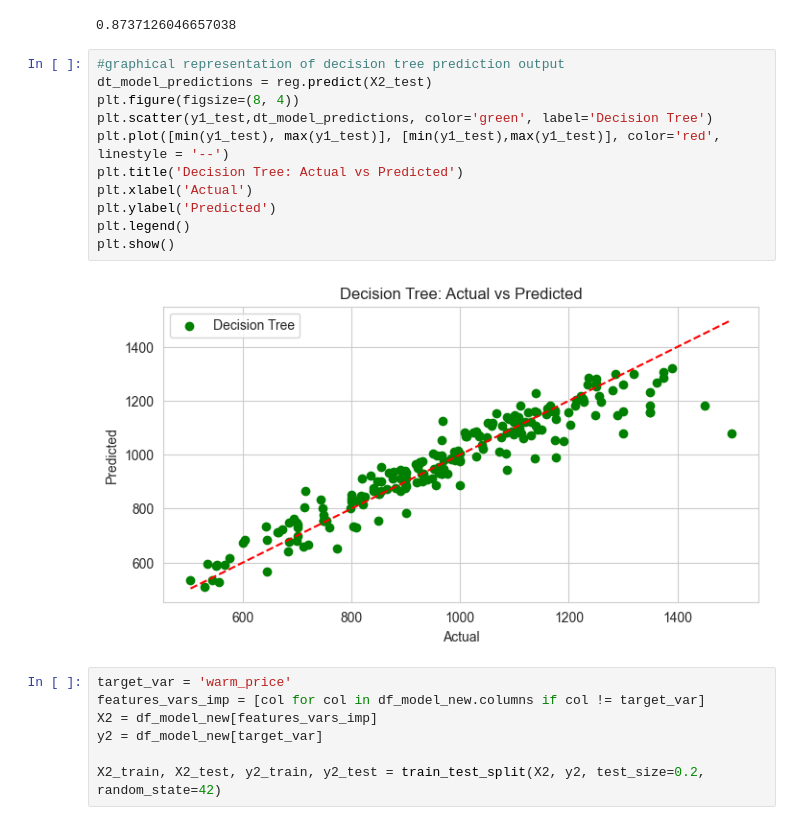
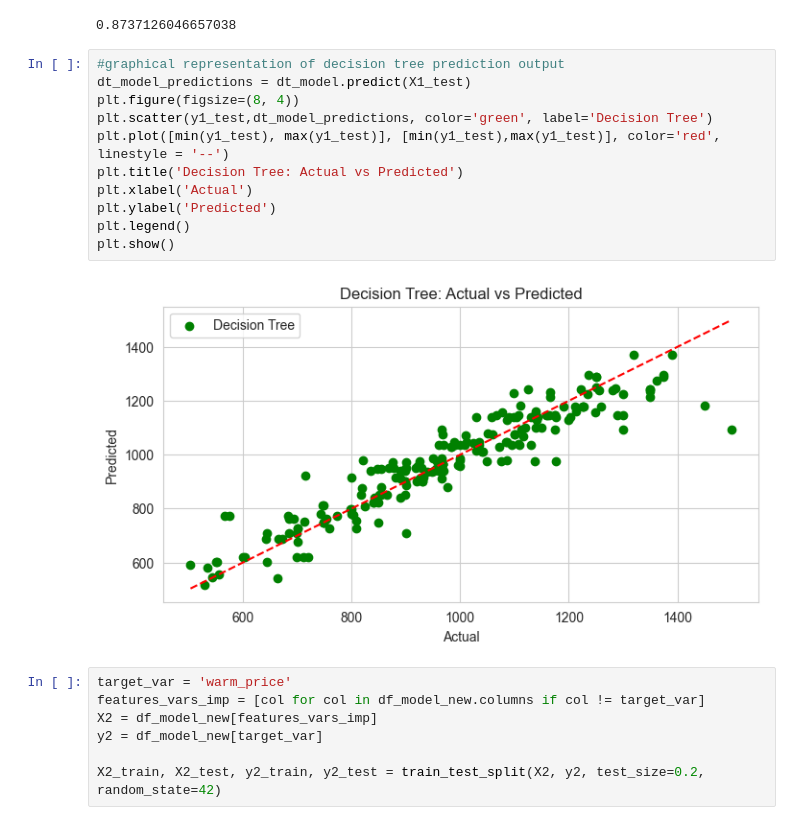
Before and after one commit to RamyaJha07/Berlin-Housing-Analysis, a Jupyter notebook: Berlin Housing Analysis.ipynb, the cells around one changed output. Cells and saved outputs as stored; diff of their text form.

```diff
--- a/Berlin Housing Analysis.ipynb
+++ b/Berlin Housing Analysis.ipynb
@@ -631,17 +641,17 @@ dt_model.score(X1_test, y1_test)
 0.8737126046657038
 # %%
 #graphical representation of decision tree prediction output
-dt_model_predictions = reg.predict(X2_test)
+dt_model_predictions = dt_model.predict(X1_test)
 plt.figure(figsize=(8, 4))
 plt.scatter(y1_test,dt_model_predictions, color='green', label='Decision Tree')
 plt.plot([min(y1_test), max(y1_test)], [min(y1_test),max(y1_test)], color='red', linestyle = '--')
 plt.title('Decision Tree: Actual vs Predicted')
 plt.xlabel('Actual')
 plt.ylabel('Predicted')
 plt.legend()
 plt.show()
 # %% [output]
-[figure, old version]
+[figure, new version]
 # %%
 target_var = 'warm_price'
 features_vars_imp = [col for col in df_model_new.columns if col != target_var]
```
Also changed, not shown: parts of 16 cells of this notebook.
